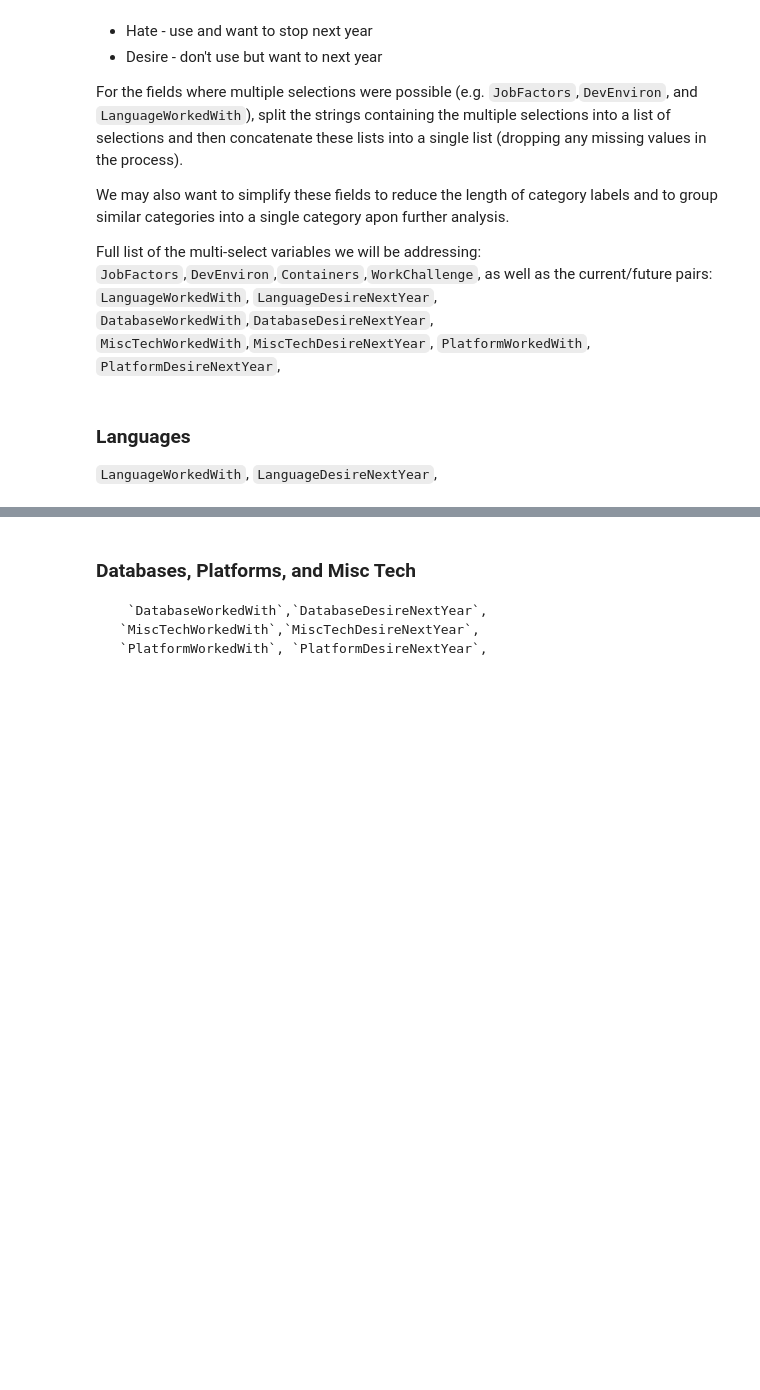
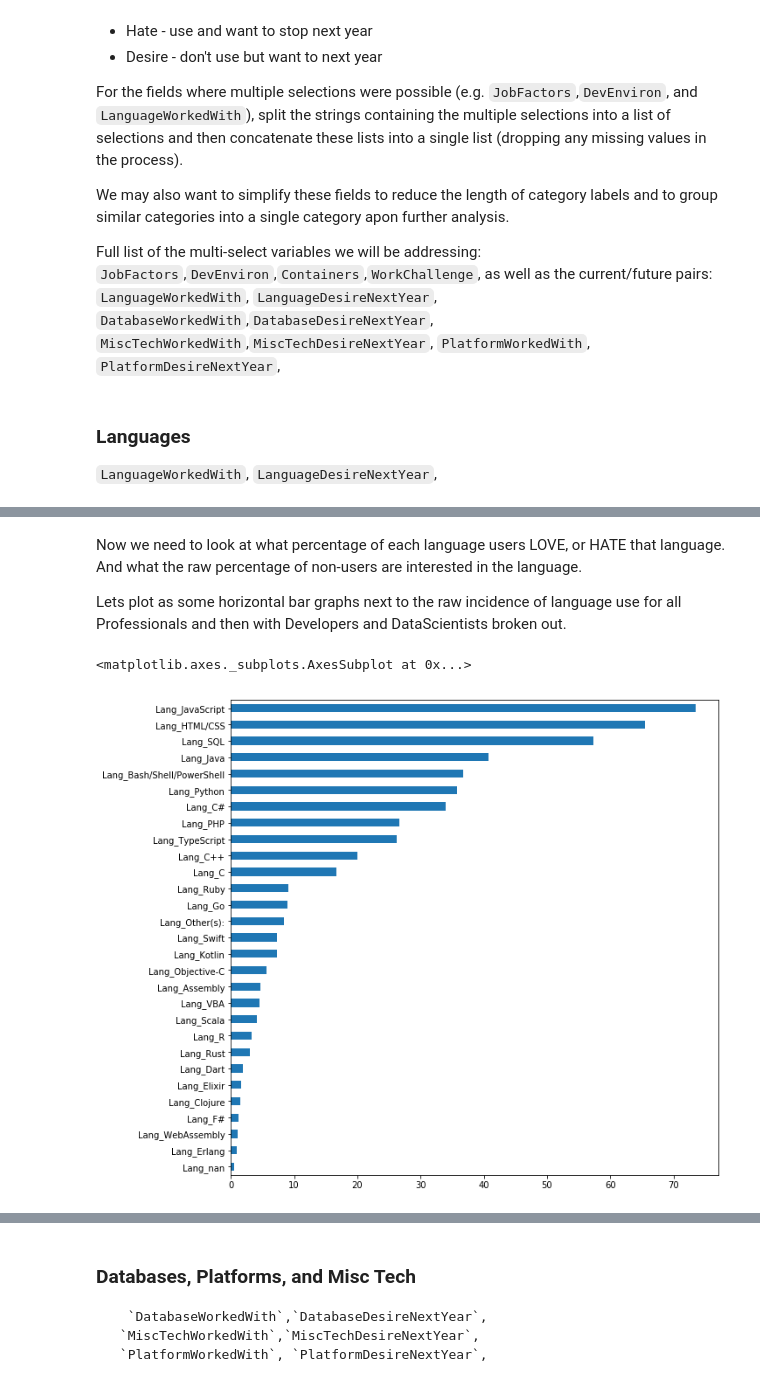
Before and after one commit to ergonyc/Practice-python-exercises, a Jupyter notebook: DataPresentation0/StackOverFlow-ThinkfulCapstone0.ipynb, the cells around one changed output, grey strips where cells are left out. Saved outputs shown, nothing was run; the diff lists cells and outputs as text; code cells hidden in the pictures; blank space fills up the shorter version.

```diff
--- a/DataPresentation0/StackOverFlow-ThinkfulCapstone0.ipynb
+++ b/DataPresentation0/StackOverFlow-ThinkfulCapstone0.ipynb
@@ -1026,7 +1031,12 @@ def split_multiselect_love_hate(df, col, col_next, prefix):
             love = ((new_col == True) & (new_col_next == True))
             hate = ((new_col == True) & (new_col_next == False))
             desire = ((new_col == False) & (new_col_next == True))
-            # put the nans back in place
+
+            love[(new_col == False)]=np.nan # can only "love/hate" it if you alread do it..
+            hate[(new_col == False)]=np.nan
+            desire[(new_col == True)]=np.nan # can only "desire" it if you don't alread do it..
+
+            # put the nonentries back in place
             new_col[select_na] = np.nan
             new_col_next[select_na_next] = np.nan
 
@@ -1163,0 +1152,4 @@ df_ = df.merge(langs, how='outer', left_index=True, right_index=True)
+# %% [markdown]
+Now we need to look at what percentage of each language users LOVE, or HATE that language.  And what the raw percentage of non-users are interested in the language.
+
+Lets plot as some horizontal bar graphs next to the raw incidence of language use for all Professionals and then with Developers and DataScientists broken out.
@@ -1163,0 +1162,17 @@ df_ = df.merge(langs, how='outer', left_index=True, right_index=True)
+# %%
+langs = langs_df.filter(regex='Lang_')
+#langs.append(df['DSorDV'],sort=True)
+#langs = langs.merge(df['DSorDV'], how='outer', left_index=True, right_index=True)
+#langs.groupby('DSorDV').mean()
+isDS = df['isDS']
+isDev = df['isDev']
+# %%
+lang_dev = (100*langs[isDev].mean()).sort_values(ascending=True)
+sorted_index = lang_dev.index
+lang_ds = (100*langs[isDS].mean())
+lang_ds = lang_ds[sorted_index]
+# %%
+lang_dev.plot.barh(figsize=(10, 10))
+# %% [output]
+<matplotlib.axes._subplots.AxesSubplot at 0x...>
+[figure, added]
```
Also changed, not shown: parts of 36 cells of this notebook.
